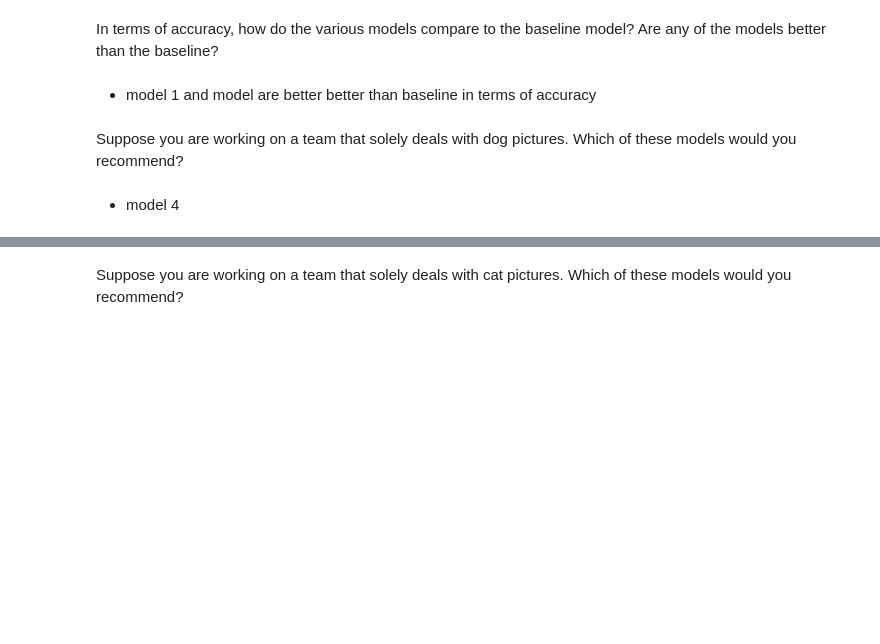
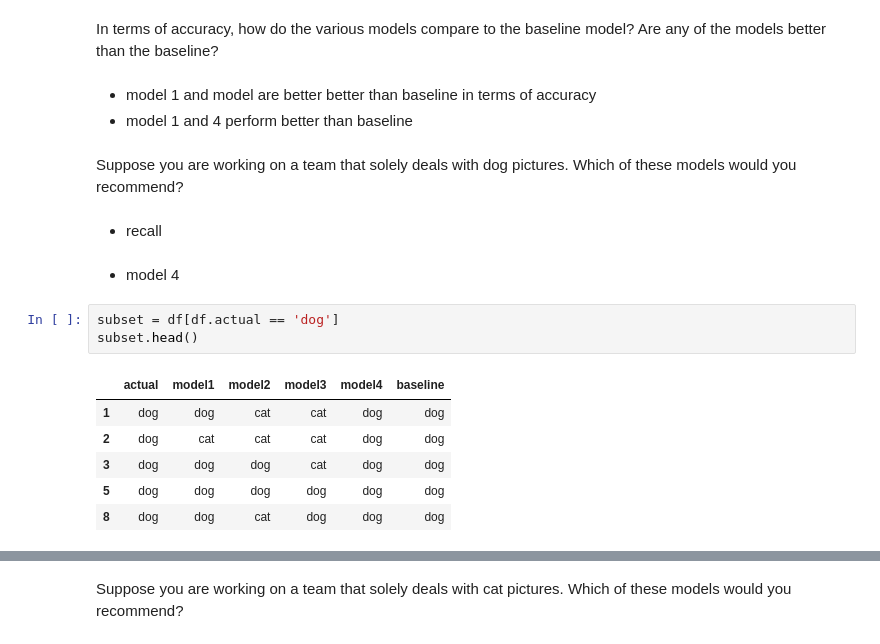
Before and after one commit to Andrew-Casey/classification_exercises, a Jupyter notebook: model_evaluation.ipynb, the cells around one changed output, grey strips where cells are left out. Cells and saved outputs as stored; diff of their text form; blank space fills up the shorter version.

```diff
--- a/model_evaluation.ipynb
+++ b/model_evaluation.ipynb
@@ -404,7 +430,20 @@ weighted avg       0.42      0.65      0.51      5000
 In terms of accuracy, how do the various models compare to the baseline model? Are any of the models better than the baseline?
 # %% [markdown]
 - model 1 and model are better better than baseline in terms of accuracy
+- model 1 and 4 perform better than baseline
 # %% [markdown]
 Suppose you are working on a team that solely deals with dog pictures. Which of these models would you recommend?
+# %% [markdown]
+- recall
 # %% [markdown]
 - model 4
+# %%
+subset = df[df.actual == 'dog']
+subset.head()
+# %% [output]
+|  | actual | model1 | model2 | model3 | model4 | baseline |
+| 1 | dog | dog | cat | cat | dog | dog |
+| 2 | dog | cat | cat | cat | dog | dog |
+| 3 | dog | dog | dog | cat | dog | dog |
+| 5 | dog | dog | dog | dog | dog | dog |
+| 8 | dog | dog | cat | dog | dog | dog |
```
Also changed, not shown: parts of 21 cells of this notebook.
